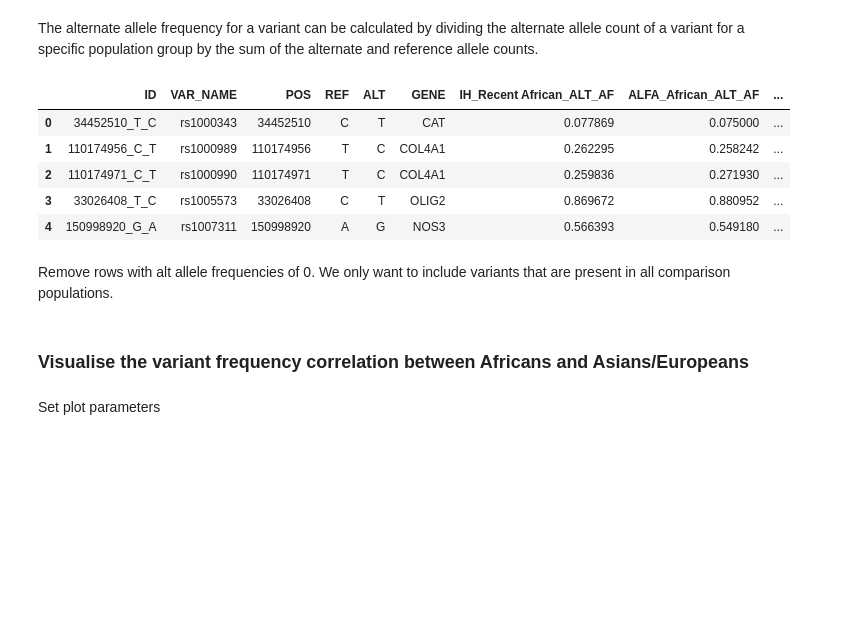
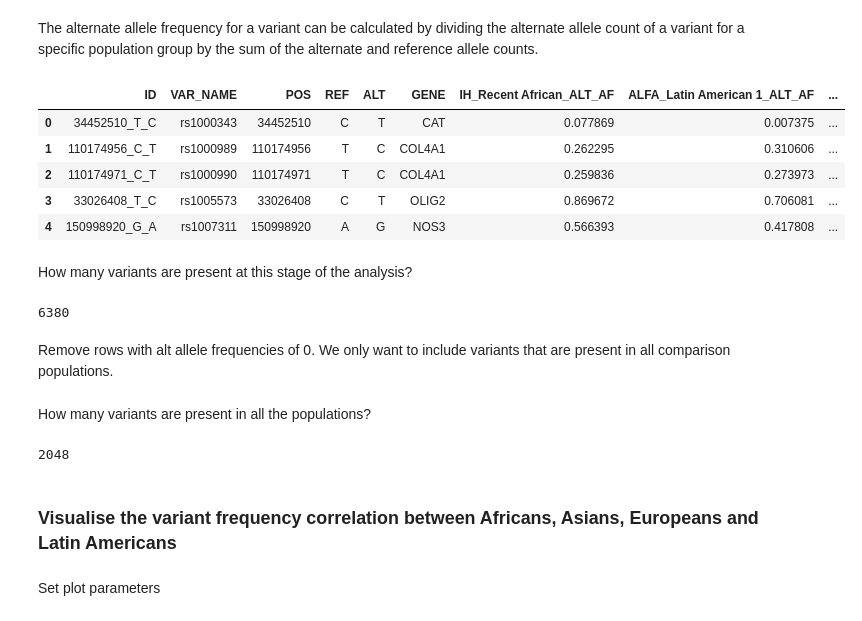
Before and after one commit to MeganHolborn/Genetic_data_analysis, a Jupyter notebook: Notebooks/Analysis_and_Visualisation/5-Variant_frequency_comparisons.ipynb, the cells around one changed output. Cells and saved outputs as stored; diff of their text form; code cells hidden in the pictures; blank space fills up the shorter version.

```diff
--- a/Notebooks/Analysis_and_Visualisation/5-Variant_frequency_comparisons.ipynb
+++ b/Notebooks/Analysis_and_Visualisation/5-Variant_frequency_comparisons.ipynb
@@ -130,43 +130,55 @@ ih_alfa_frequencies["VAR_NAME"] = ih_alfa_data["VAR_NAME"]
 ih_alfa_frequencies["POS"] = ih_alfa_data["POS"]
 
 ih_alfa_frequencies["REF"] = ih_alfa_data["REF"]
 
 ih_alfa_frequencies["ALT"] = ih_alfa_data["ALT"]
 
 ih_alfa_frequencies["GENE"] = ih_alfa_data["GENE"]
 
 # Calculate frequencies
 
 ih_alfa_frequencies["IH_Recent African_ALT_AF"] = ih_alfa_data[
     "ALT_CT_IH_Recent African"
 ] / (
     ih_alfa_data["ALT_CT_IH_Recent African"]
     + ih_alfa_data["REF_CT_IH_Recent African"]
 )
-ih_alfa_frequencies["ALFA_African_ALT_AF"] = ih_alfa_data[
-    "ALT_CT_ALFA_African Others"
+ih_alfa_frequencies["ALFA_Latin American 1_ALT_AF"] = ih_alfa_data[
+    "ALT_CT_ALFA_Latin American 1"
 ] / (
-    ih_alfa_data["ALT_CT_ALFA_African Others"]
-    + ih_alfa_data["REF_CT_ALFA_African Others"]
+    ih_alfa_data["ALT_CT_ALFA_Latin American 1"]
+    + ih_alfa_data["REF_CT_ALFA_Latin American 1"]
+)
+ih_alfa_frequencies["ALFA_Latin American 2_ALT_AF"] = ih_alfa_data[
+    "ALT_CT_ALFA_Latin American 2"
+] / (
+    ih_alfa_data["ALT_CT_ALFA_Latin American 2"]
+    + ih_alfa_data["REF_CT_ALFA_Latin American 2"]
 )
 ih_alfa_frequencies["ALFA_East Asian_ALT_AF"] = ih_alfa_data[
     "ALT_CT_ALFA_East Asian"
 ] / (ih_alfa_data["ALT_CT_ALFA_East Asian"] + ih_alfa_data["REF_CT_ALFA_East Asian"])
 ih_alfa_frequencies["ALFA_South Asian_ALT_AF"] = ih_alfa_data[
     "ALT_CT_ALFA_South Asian"
 ] / (ih_alfa_data["ALT_CT_ALFA_South Asian"] + ih_alfa_data["REF_CT_ALFA_South Asian"])
 ih_alfa_frequencies["ALFA_European_ALT_AF"] = ih_alfa_data["ALT_CT_ALFA_European"] / (
     ih_alfa_data["ALT_CT_ALFA_European"] + ih_alfa_data["REF_CT_ALFA_European"]
 )
 
 ih_alfa_frequencies.head(5)
 # %% [output]
-|  | ID | VAR_NAME | POS | REF | ALT | GENE | IH_Recent African_ALT_AF | ALFA_African_ALT_AF | ... |
-| 0 | 34452510_T_C | rs1000343 | 34452510 | C | T | CAT | 0.077869 | 0.075000 | ... |
-| 1 | 110174956_C_T | rs1000989 | 110174956 | T | C | COL4A1 | 0.262295 | 0.258242 | ... |
-| 2 | 110174971_C_T | rs1000990 | 110174971 | T | C | COL4A1 | 0.259836 | 0.271930 | ... |
-| 3 | 33026408_T_C | rs1005573 | 33026408 | C | T | OLIG2 | 0.869672 | 0.880952 | ... |
-| 4 | 150998920_G_A | rs1007311 | 150998920 | A | G | NOS3 | 0.566393 | 0.549180 | ... |
+|  | ID | VAR_NAME | POS | REF | ALT | GENE | IH_Recent African_ALT_AF | ALFA_Latin American 1_ALT_AF | ... |
+| 0 | 34452510_T_C | rs1000343 | 34452510 | C | T | CAT | 0.077869 | 0.007375 | ... |
+| 1 | 110174956_C_T | rs1000989 | 110174956 | T | C | COL4A1 | 0.262295 | 0.310606 | ... |
+| 2 | 110174971_C_T | rs1000990 | 110174971 | T | C | COL4A1 | 0.259836 | 0.273973 | ... |
+| 3 | 33026408_T_C | rs1005573 | 33026408 | C | T | OLIG2 | 0.869672 | 0.706081 | ... |
+| 4 | 150998920_G_A | rs1007311 | 150998920 | A | G | NOS3 | 0.566393 | 0.417808 | ... |
+# %% [markdown]
+How many variants are present at this stage of the analysis?
+# %%
+ih_alfa_frequencies[(ih_alfa_frequencies["IH_Recent African_ALT_AF"] != 0)].ID.nunique()
+# %% [output]
+6380
 # %% [markdown]
 Remove rows with alt allele frequencies of 0. We only want to include variants that are present in all comparison populations.
 # %%
@@ -177,8 +190,14 @@ ih_alfa_frequencies = ih_alfa_frequencies[
     & (ih_alfa_frequencies["ALFA_East Asian_ALT_AF"] != 0)
     & (ih_alfa_frequencies["ALFA_South Asian_ALT_AF"] != 0)
 ]
+# %% [markdown]
+How many variants are present in all the populations?
+# %%
+ih_alfa_frequencies.ID.nunique()
+# %% [output]
+2048
 # %% [markdown]
-### Visualise the variant frequency correlation between Africans and Asians/Europeans
+### Visualise the variant frequency correlation between Africans, Asians, Europeans and Latin Americans
 # %% [markdown]
 Set plot parameters
 # %%
```
Also changed, not shown: parts of 18 cells of this notebook, 26 other files.
